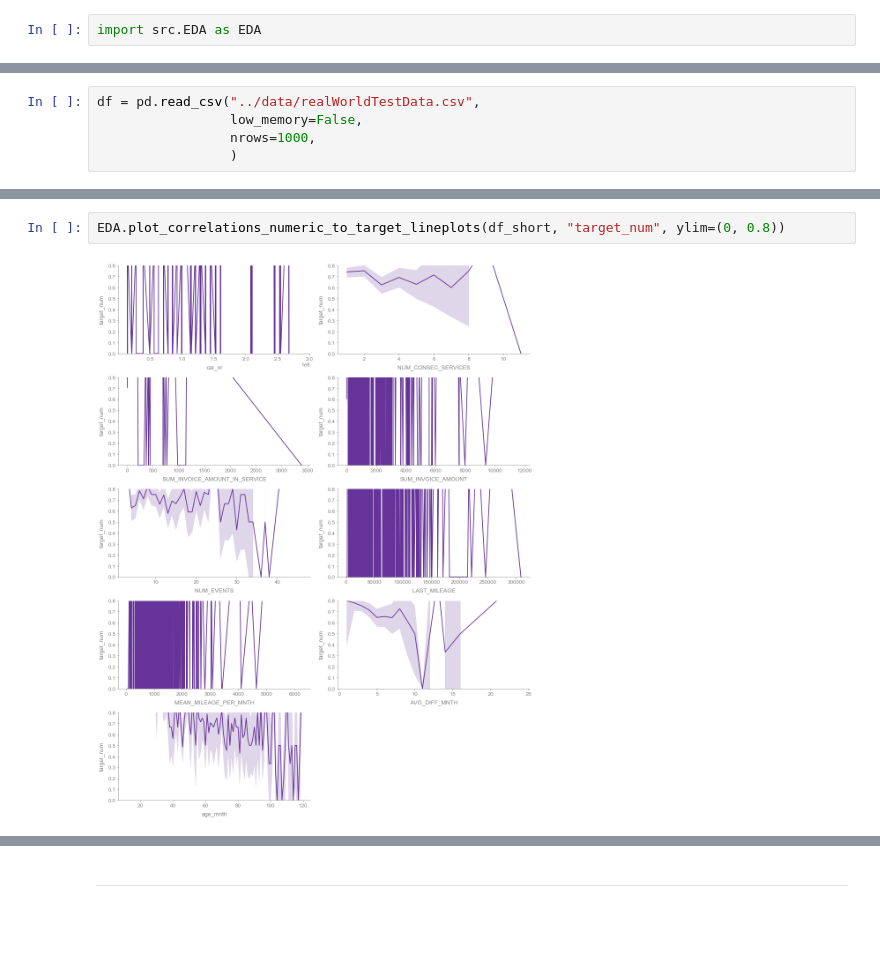
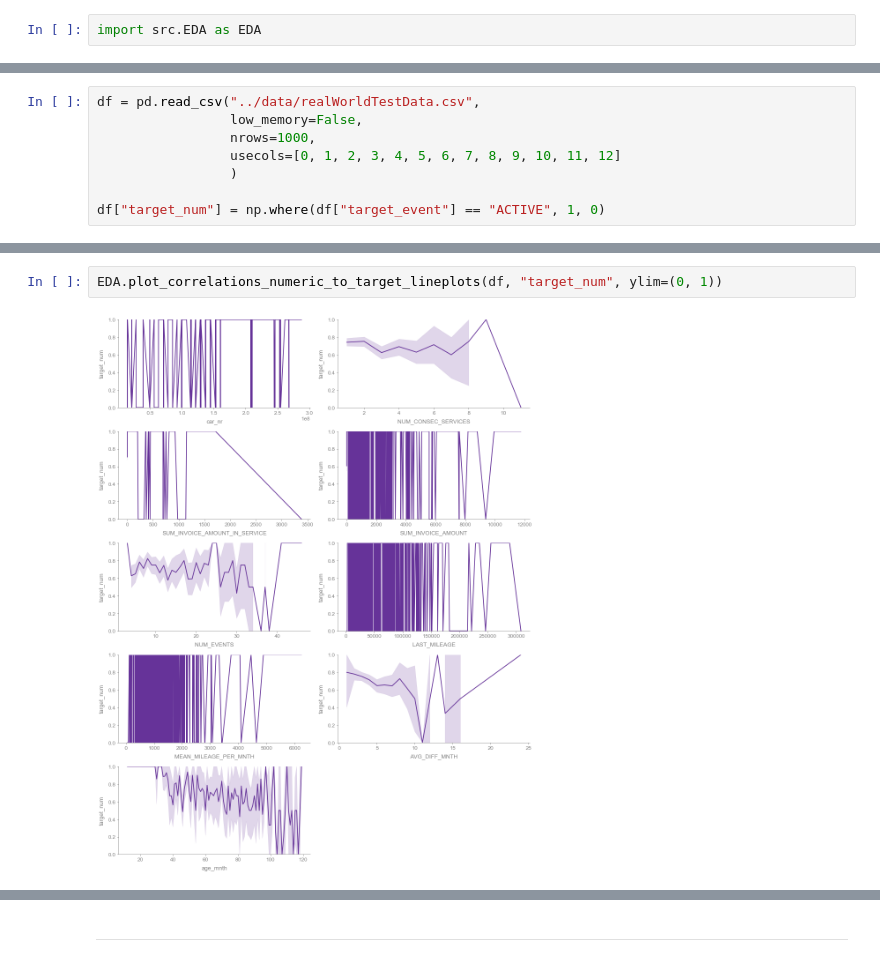
Before and after one commit to rbuerki/codebook, a Jupyter notebook: dev/dev_EDA.ipynb, the cells around one changed output, grey strips where cells are left out. Drawn from its saved outputs; the diff is of its cells as text; blank space fills up the shorter version.

```diff
--- a/dev/dev_EDA.ipynb
+++ b/dev/dev_EDA.ipynb
@@ -40,7 +45,10 @@ import src.EDA as EDA
 df = pd.read_csv("../data/realWorldTestData.csv",
                  low_memory=False,
                  nrows=1000,
+                 usecols=[0, 1, 2, 3, 4, 5, 6, 7, 8, 9, 10, 11, 12]
                  )
+
+df["target_num"] = np.where(df["target_event"] == "ACTIVE", 1, 0)
 # %%
 df.info()
 # %% [output]
@@ -137,7 +157,7 @@ EDA.plot_correlations_numeric_to_target_regressions(df_short, "target_num")
 # %% [output]
 [figure]
 # %%
-EDA.plot_correlations_numeric_to_target_lineplots(df_short, "target_num", ylim=(0, 0.8))
+EDA.plot_correlations_numeric_to_target_lineplots(df, "target_num", ylim=(0, 1))
 # %% [output]
-[figure, old version]
+[figure, new version]
 # %%
```
Also changed, not shown: parts of 21 cells of this notebook, 1 other file.
